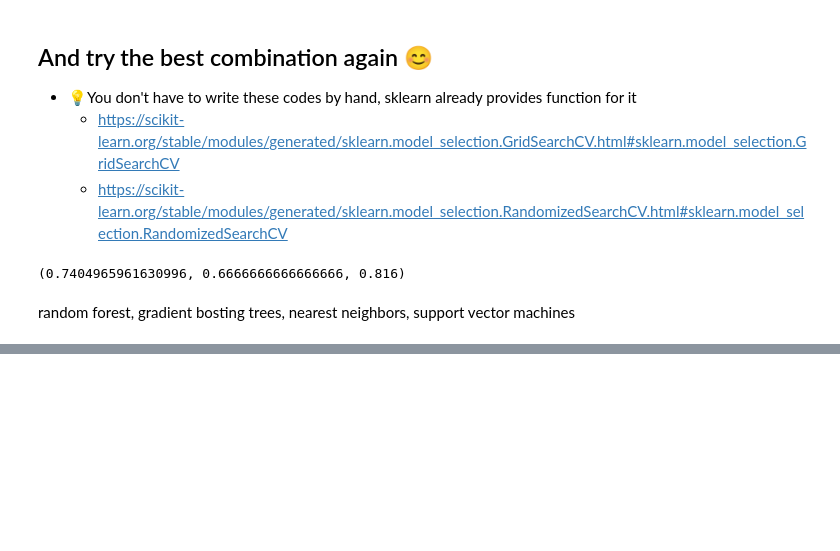
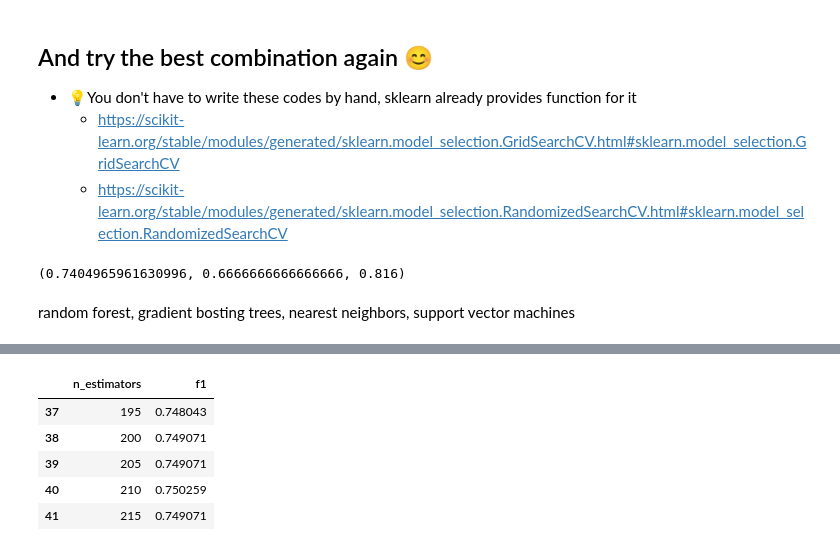
Before and after one commit to patrick11514/VSB, a Jupyter notebook: ZSU/fml_08.ipynb, the cells around one changed output, grey strips where cells are left out. Saved outputs shown, nothing was run; the diff lists cells and outputs as text; code cells hidden in the pictures; blank space fills up the shorter version.

```diff
--- a/ZSU/fml_08.ipynb
+++ b/ZSU/fml_08.ipynb
@@ -734,0 +805,10 @@ random forest, gradient bosting trees, nearest neighbors, support vector machine
+# %%
+df_res = pd.DataFrame.from_records(scores_global, columns=['n_estimators', 'f1'])
+df_res.tail()
+# %% [output]
+|  | n_estimators | f1 |
+| 37 | 195 | 0.748043 |
+| 38 | 200 | 0.749071 |
+| 39 | 205 | 0.749071 |
+| 40 | 210 | 0.750259 |
+| 41 | 215 | 0.749071 |
```
Also changed, not shown: parts of 34 cells of this notebook.
